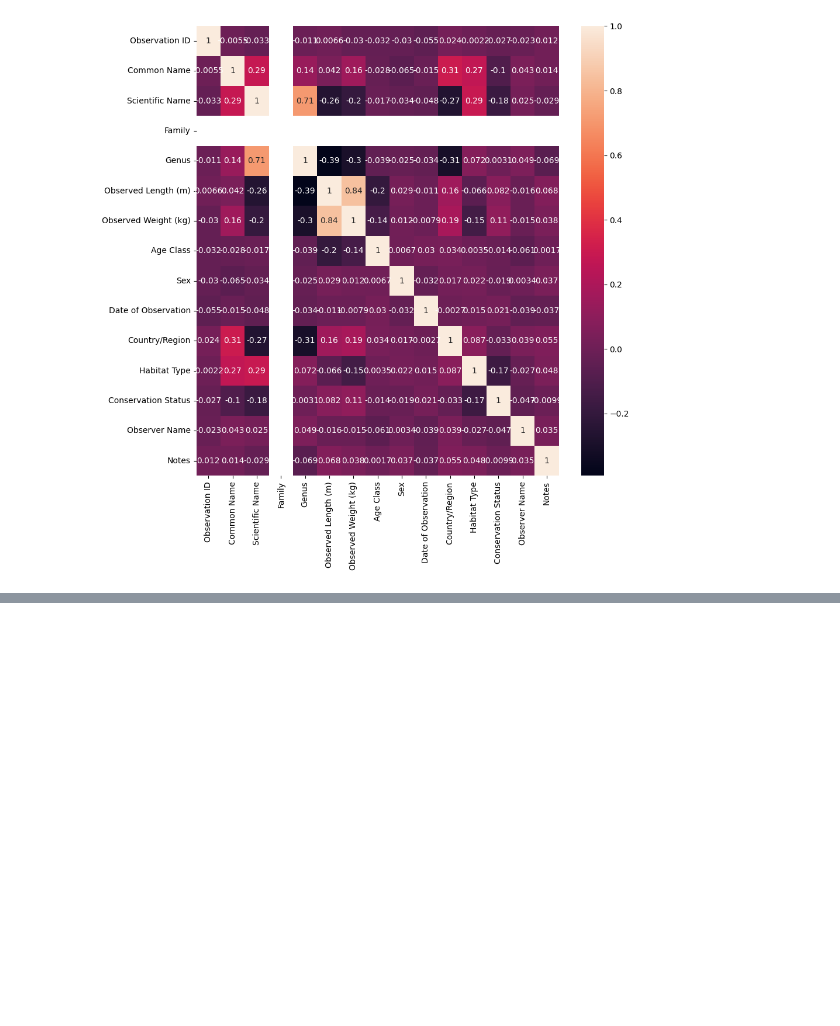
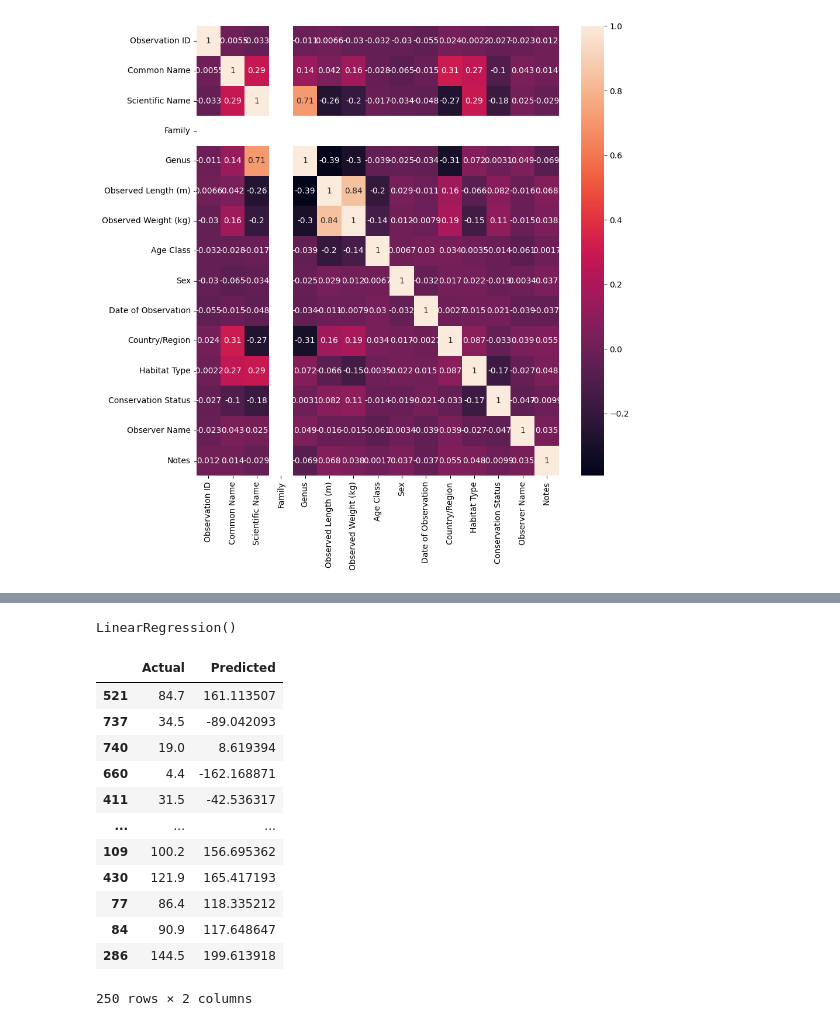
Before and after one commit to Yessirkegen/Machine-Learning-Algorithms, a Jupyter notebook: Untitled0.ipynb, the cells around one changed output, grey strips where cells are left out. Drawn from its saved outputs; the diff is of its cells as text; code cells hidden in the pictures; blank space fills up the shorter version.

```diff
--- a/Untitled0.ipynb
+++ b/Untitled0.ipynb
@@ -203,0 +179,26 @@ fig.show()
+# %%
+x_test.shape
+from sklearn.linear_model import LinearRegression
+Model=LinearRegression()
+Model.fit(x_train,y_train)
+# %% [output]
+LinearRegression()
+# %%
+y_pred=Model.predict(x_test)
+y_pred
+d=pd.DataFrame({'Actual':y_test,'Predicted':y_pred})
+d
+# %% [output]
+|  | Actual | Predicted |
+| 521 | 84.7 | 161.113507 |
+| 737 | 34.5 | -89.042093 |
+| 740 | 19.0 | 8.619394 |
+| 660 | 4.4 | -162.168871 |
+| 411 | 31.5 | -42.536317 |
+| ... | ... | ... |
+| 109 | 100.2 | 156.695362 |
+| 430 | 121.9 | 165.417193 |
+| 77 | 86.4 | 118.335212 |
+| 84 | 90.9 | 117.648647 |
+| 286 | 144.5 | 199.613918 |
+250 rows × 2 columns
```
Also changed, not shown: parts of 11 cells of this notebook.
